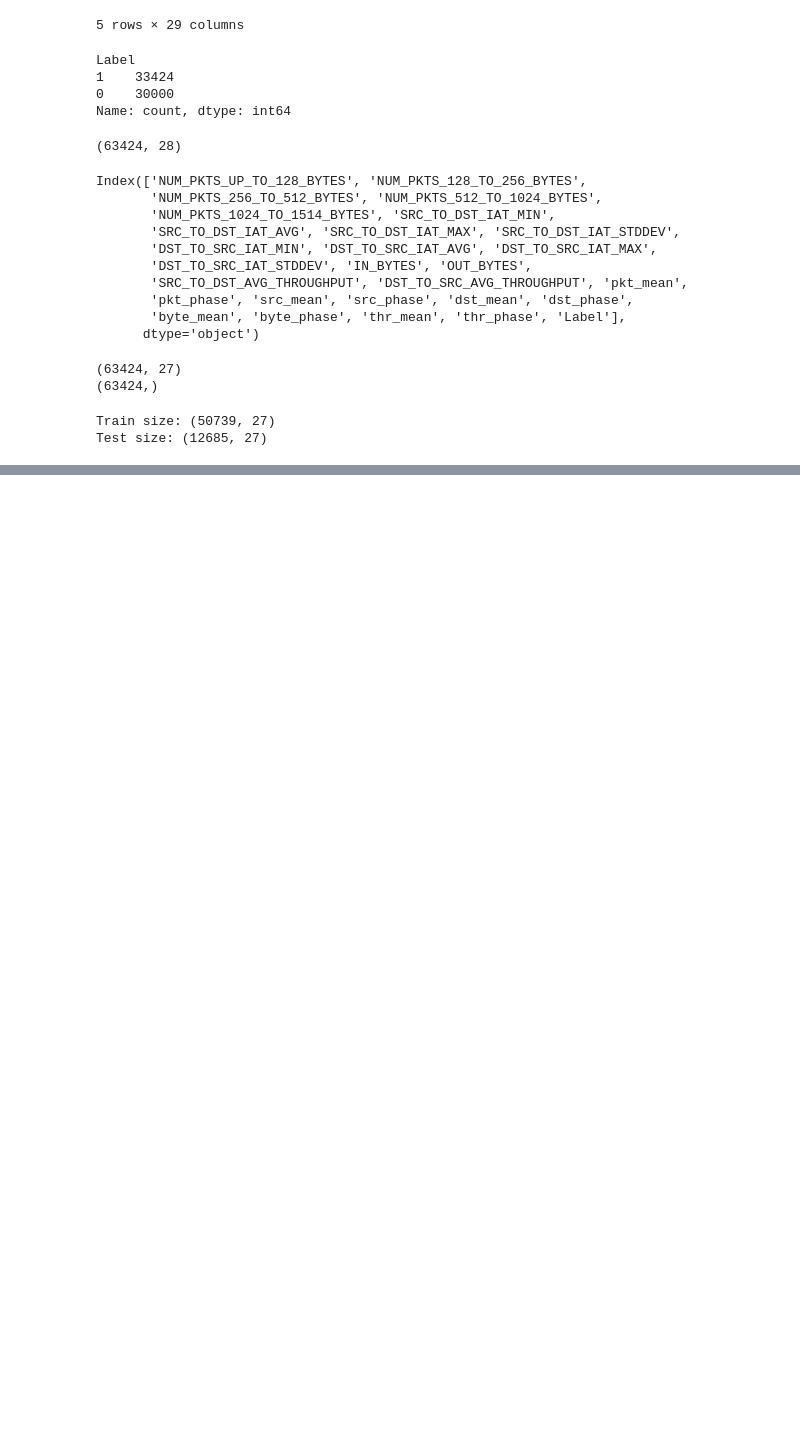
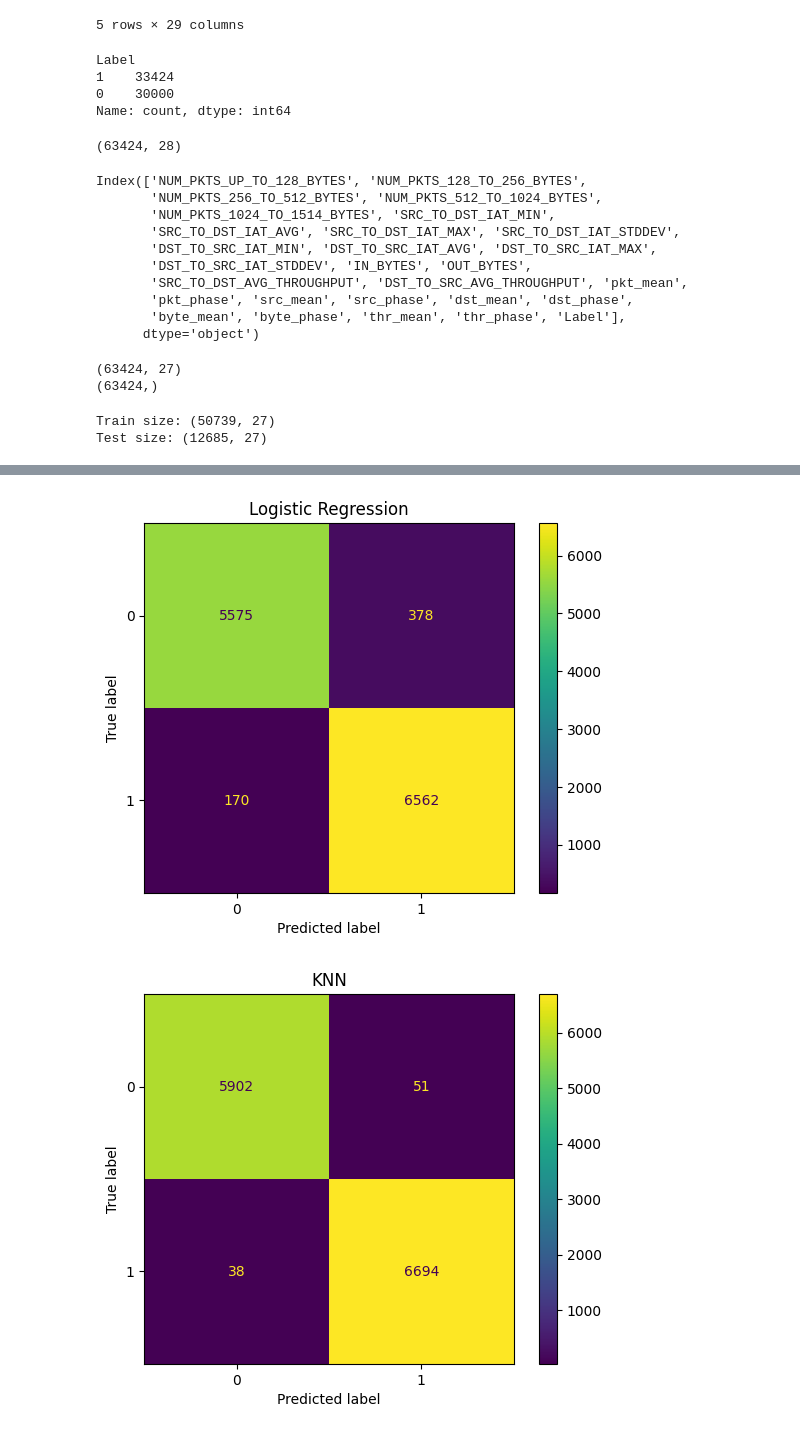
Before and after one commit to Zeecrow16/TF-ML-NIDS, a Jupyter notebook: training/supervised_cwt.ipynb, the cells around one changed output, grey strips where cells are left out. Saved outputs shown, nothing was run; the diff lists cells and outputs as text; code cells hidden in the pictures; blank space fills up the shorter version.

```diff
--- a/training/supervised_cwt.ipynb
+++ b/training/supervised_cwt.ipynb
@@ -103,0 +115,13 @@ plt.show()
+# %%
+for name, model in trained_models.items():
+    y_pred = model.predict(X_test_scaled)
+
+    cm = confusion_matrix(y_test, y_pred)
+
+    disp = ConfusionMatrixDisplay(cm)
+    disp.plot()
+    plt.title(name)
+    plt.show()
+# %% [output]
+[figure, added]
+[figure, added]
```
Also changed, not shown: parts of 12 cells of this notebook.
